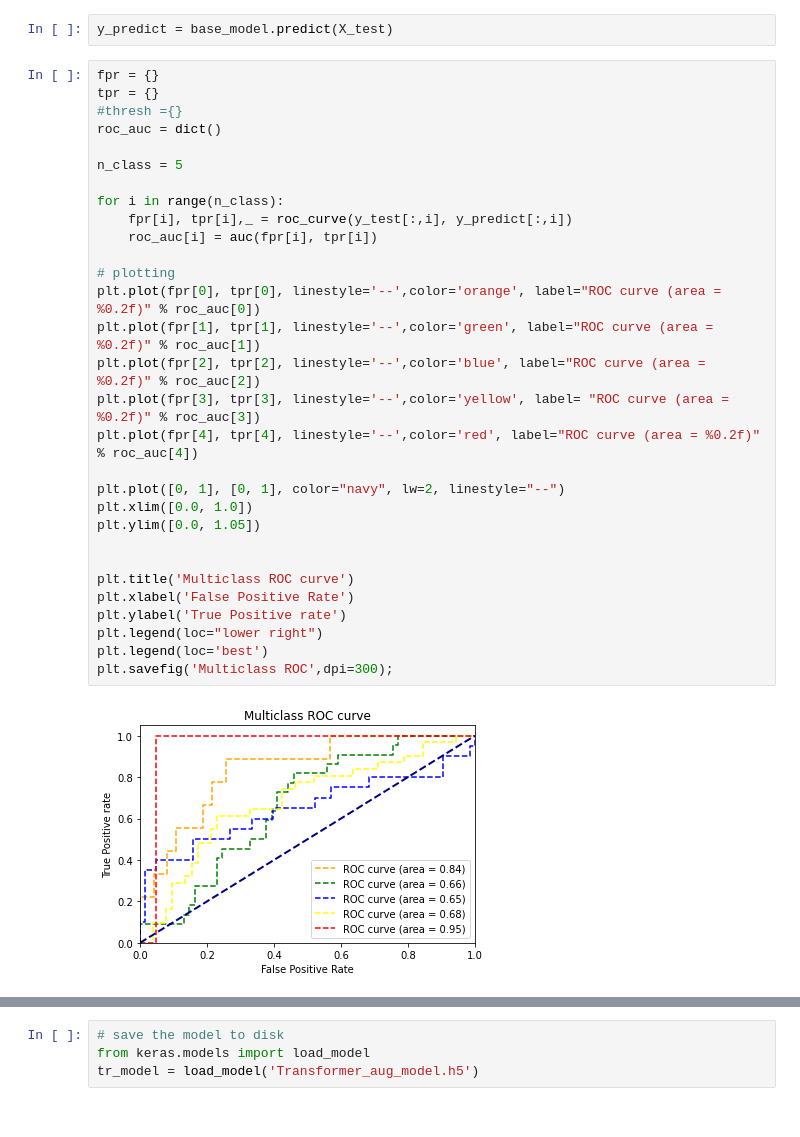
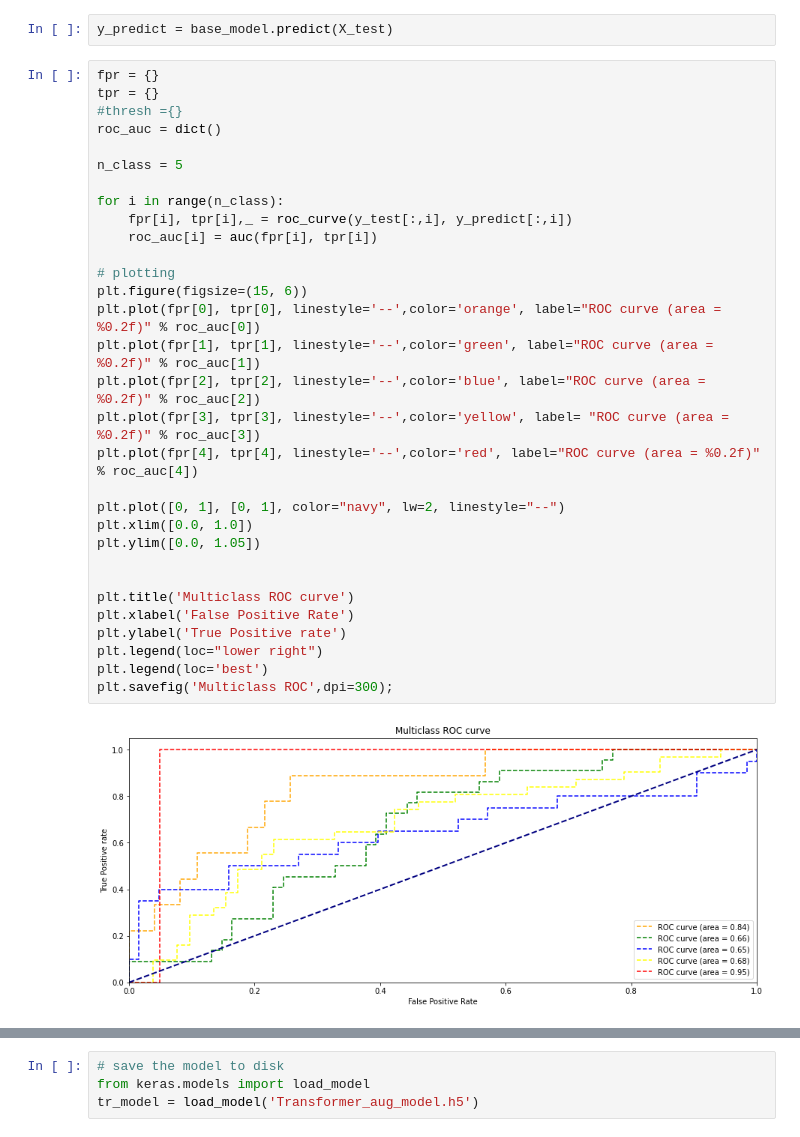
Before and after one commit to shyamsparrow/Jan-G4---NLP-Chatbot, a Jupyter notebook: Capstone_NLP_Chatbot_Jan_A_G4.ipynb, the cells around one changed output, grey strips where cells are left out. Saved outputs shown, nothing was run; the diff lists cells and outputs as text.

```diff
--- a/Capstone_NLP_Chatbot_Jan_A_G4.ipynb
+++ b/Capstone_NLP_Chatbot_Jan_A_G4.ipynb
@@ -1071,34 +1071,35 @@ y_predict = base_model.predict(X_test)
 fpr = {}
 tpr = {}
 #thresh ={}
 roc_auc = dict()
 
 n_class = 5
 
 for i in range(n_class):
     fpr[i], tpr[i],_ = roc_curve(y_test[:,i], y_predict[:,i])
     roc_auc[i] = auc(fpr[i], tpr[i])
 
 # plotting
+plt.figure(figsize=(15, 6))
 plt.plot(fpr[0], tpr[0], linestyle='--',color='orange', label="ROC curve (area = %0.2f)" % roc_auc[0])
 plt.plot(fpr[1], tpr[1], linestyle='--',color='green', label="ROC curve (area = %0.2f)" % roc_auc[1])
 plt.plot(fpr[2], tpr[2], linestyle='--',color='blue', label="ROC curve (area = %0.2f)" % roc_auc[2])
 plt.plot(fpr[3], tpr[3], linestyle='--',color='yellow', label= "ROC curve (area = %0.2f)" % roc_auc[3])
 plt.plot(fpr[4], tpr[4], linestyle='--',color='red', label="ROC curve (area = %0.2f)" % roc_auc[4])
 
 plt.plot([0, 1], [0, 1], color="navy", lw=2, linestyle="--")
 plt.xlim([0.0, 1.0])
 plt.ylim([0.0, 1.05])
 
 
 plt.title('Multiclass ROC curve')
 plt.xlabel('False Positive Rate')
 plt.ylabel('True Positive rate')
 plt.legend(loc="lower right")
 plt.legend(loc='best')
 plt.savefig('Multiclass ROC',dpi=300);
 # %% [output]
-[figure, old version]
+[figure, new version]
 # %%
 cm = confusion_matrix(y_original,y_pred_index)
 cm_label = ['I', 'II', 'III','IV', 'V']
```
Also changed, not shown: parts of 3 cells of this notebook.
